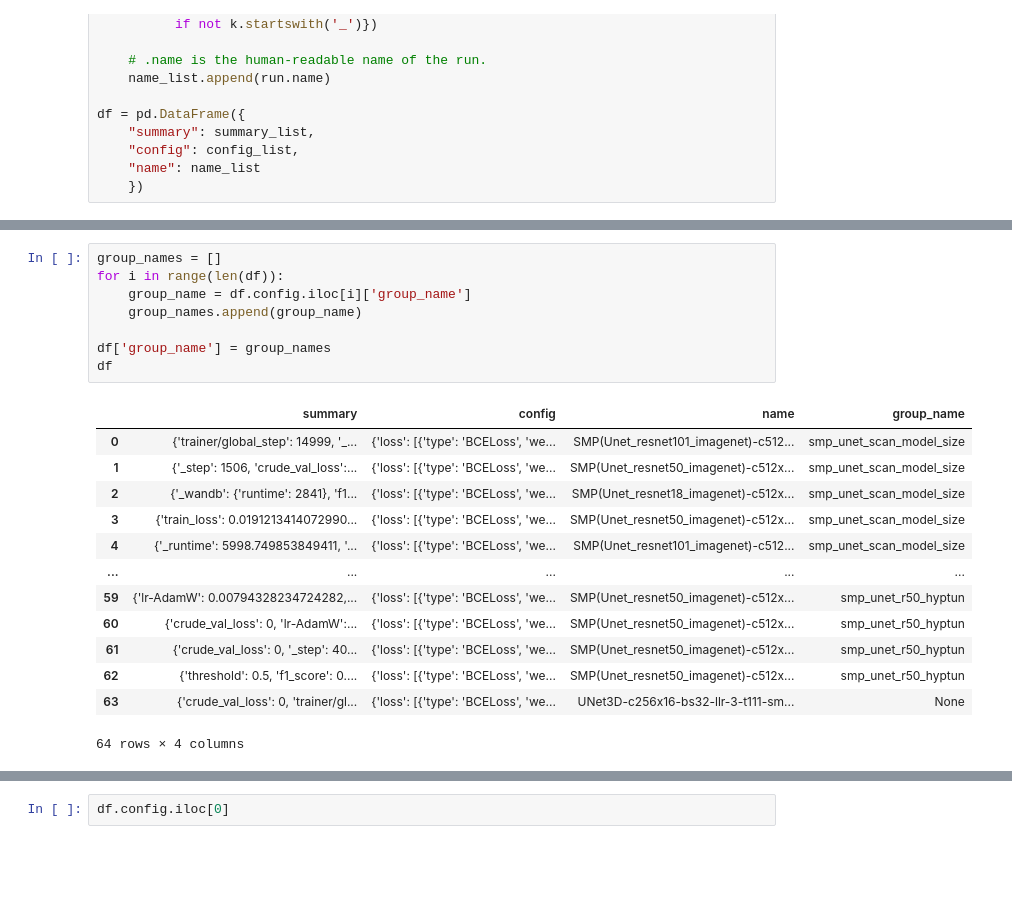
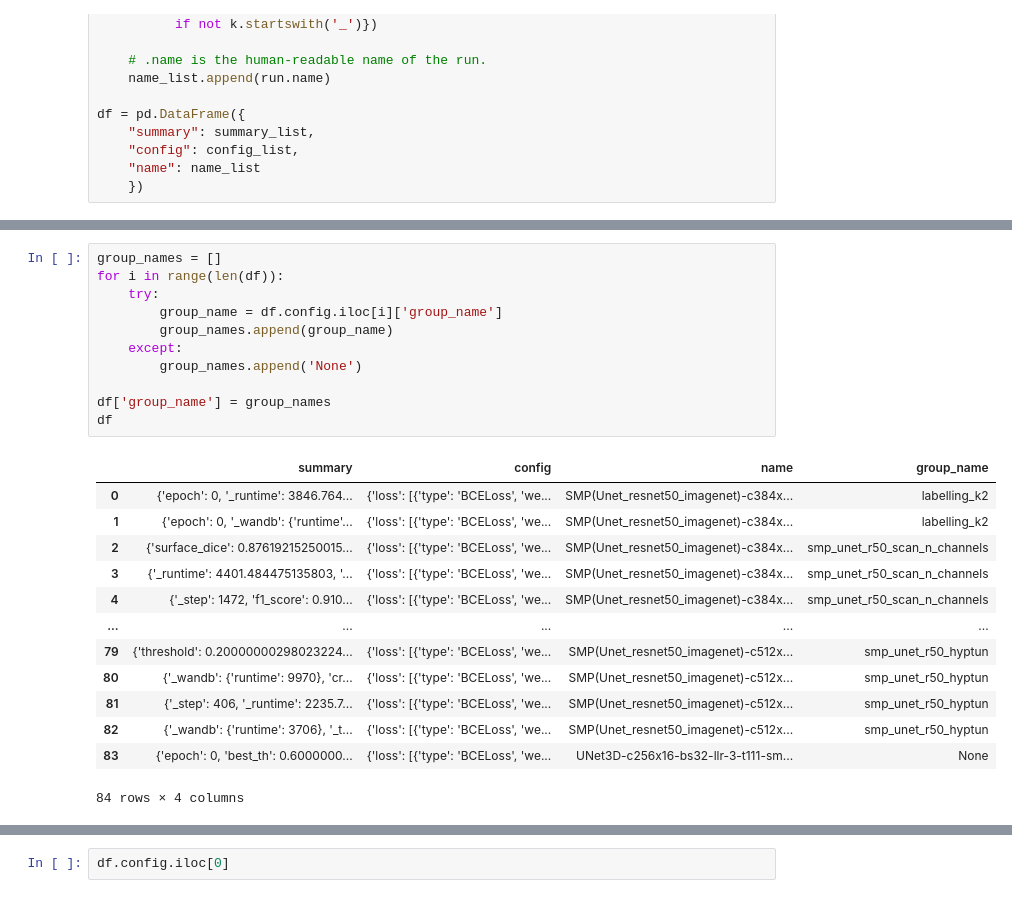
Before and after one commit to viktorcikojevic/kaggle_sennet, a Jupyter notebook: explore_experiments/viktor_smp_unet_r18_hyptun.ipynb, the cells around one changed output, grey strips where cells are left out. Drawn from its saved outputs; the diff is of its cells as text; blank space fills up the shorter version.

```diff
--- a/explore_experiments/viktor_smp_unet_r18_hyptun.ipynb
+++ b/explore_experiments/viktor_smp_unet_r18_hyptun.ipynb
@@ -38,25 +38,28 @@ df.head()
 # %%
 group_names = []
 for i in range(len(df)):
-    group_name = df.config.iloc[i]['group_name']
-    group_names.append(group_name)
+    try:
+        group_name = df.config.iloc[i]['group_name']
+        group_names.append(group_name)
+    except:
+        group_names.append('None')
 
 df['group_name'] = group_names
 df
 # %% [output]
 |  | summary | config | name | group_name |
-| 0 | {'trainer/global_step': 14999, '_... | {'loss': [{'type': 'BCELoss', 'we... | SMP(Unet_resnet101_imagenet)-c512... | smp_unet_scan_model_size |
-| 1 | {'_step': 1506, 'crude_val_loss':... | {'loss': [{'type': 'BCELoss', 'we... | SMP(Unet_resnet50_imagenet)-c512x... | smp_unet_scan_model_size |
-| 2 | {'_wandb': {'runtime': 2841}, 'f1... | {'loss': [{'type': 'BCELoss', 'we... | SMP(Unet_resnet18_imagenet)-c512x... | smp_unet_scan_model_size |
-| 3 | {'train_loss': 0.0191213414072990... | {'loss': [{'type': 'BCELoss', 'we... | SMP(Unet_resnet50_imagenet)-c512x... | smp_unet_scan_model_size |
-| 4 | {'_runtime': 5998.749853849411, '... | {'loss': [{'type': 'BCELoss', 'we... | SMP(Unet_resnet101_imagenet)-c512... | smp_unet_scan_model_size |
+| 0 | {'epoch': 0, '_runtime': 3846.764... | {'loss': [{'type': 'BCELoss', 'we... | SMP(Unet_resnet50_imagenet)-c384x... | labelling_k2 |
+| 1 | {'epoch': 0, '_wandb': {'runtime'... | {'loss': [{'type': 'BCELoss', 'we... | SMP(Unet_resnet50_imagenet)-c384x... | labelling_k2 |
+| 2 | {'surface_dice': 0.87619215250015... | {'loss': [{'type': 'BCELoss', 'we... | SMP(Unet_resnet50_imagenet)-c384x... | smp_unet_r50_scan_n_channels |
+| 3 | {'_runtime': 4401.484475135803, '... | {'loss': [{'type': 'BCELoss', 'we... | SMP(Unet_resnet50_imagenet)-c384x... | smp_unet_r50_scan_n_channels |
+| 4 | {'_step': 1472, 'f1_score': 0.910... | {'loss': [{'type': 'BCELoss', 'we... | SMP(Unet_resnet50_imagenet)-c384x... | smp_unet_r50_scan_n_channels |
 | ... | ... | ... | ... | ... |
-| 59 | {'lr-AdamW': 0.00794328234724282,... | {'loss': [{'type': 'BCELoss', 'we... | SMP(Unet_resnet50_imagenet)-c512x... | smp_unet_r50_hyptun |
-| 60 | {'crude_val_loss': 0, 'lr-AdamW':... | {'loss': [{'type': 'BCELoss', 'we... | SMP(Unet_resnet50_imagenet)-c512x... | smp_unet_r50_hyptun |
-| 61 | {'crude_val_loss': 0, '_step': 40... | {'loss': [{'type': 'BCELoss', 'we... | SMP(Unet_resnet50_imagenet)-c512x... | smp_unet_r50_hyptun |
-| 62 | {'threshold': 0.5, 'f1_score': 0.... | {'loss': [{'type': 'BCELoss', 'we... | SMP(Unet_resnet50_imagenet)-c512x... | smp_unet_r50_hyptun |
-| 63 | {'crude_val_loss': 0, 'trainer/gl... | {'loss': [{'type': 'BCELoss', 'we... | UNet3D-c256x16-bs32-llr-3-t111-sm... | None |
+| 79 | {'threshold': 0.20000000298023224... | {'loss': [{'type': 'BCELoss', 'we... | SMP(Unet_resnet50_imagenet)-c512x... | smp_unet_r50_hyptun |
+| 80 | {'_wandb': {'runtime': 9970}, 'cr... | {'loss': [{'type': 'BCELoss', 'we... | SMP(Unet_resnet50_imagenet)-c512x... | smp_unet_r50_hyptun |
+| 81 | {'_step': 406, '_runtime': 2235.7... | {'loss': [{'type': 'BCELoss', 'we... | SMP(Unet_resnet50_imagenet)-c512x... | smp_unet_r50_hyptun |
+| 82 | {'_wandb': {'runtime': 3706}, '_t... | {'loss': [{'type': 'BCELoss', 'we... | SMP(Unet_resnet50_imagenet)-c512x... | smp_unet_r50_hyptun |
+| 83 | {'epoch': 0, 'best_th': 0.6000000... | {'loss': [{'type': 'BCELoss', 'we... | UNet3D-c256x16-bs32-llr-3-t111-sm... | None |
-64 rows × 4 columns
+84 rows × 4 columns
 # %%
 df = df[df['group_name'] == 'smp_unet_r18_hyptun']
 df
```
Also changed, not shown: parts of 10 cells of this notebook, 1 other file.
